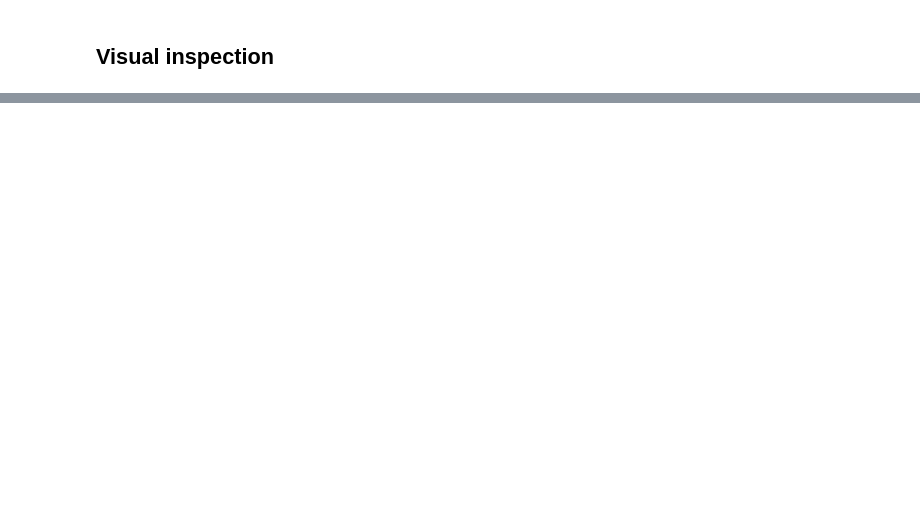
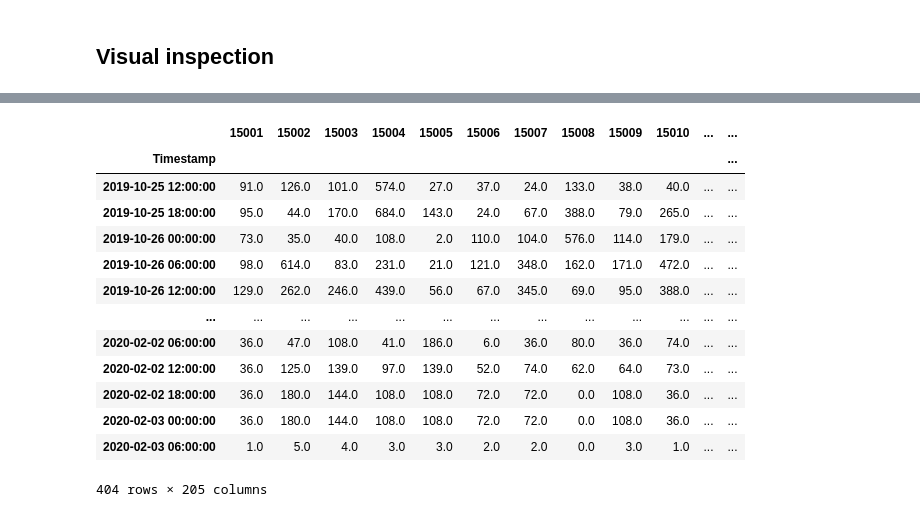
Before and after one commit to mariuszrokita/wroclawski-rower-miejski, a Jupyter notebook: bikeavailability/notebooks/02-exploratory-data-analysis.ipynb, the cells around one changed output, grey strips where cells are left out. Cells and saved outputs as stored; diff of their text form; code cells hidden in the pictures; blank space fills up the shorter version.

```diff
--- a/bikeavailability/notebooks/02-exploratory-data-analysis.ipynb
+++ b/bikeavailability/notebooks/02-exploratory-data-analysis.ipynb
@@ -101,0 +222,17 @@ ax.set_ylabel('Count');
+# %%
+df.resample('6H').sum()
+# %% [output]
+|  | 15001 | 15002 | 15003 | 15004 | 15005 | 15006 | 15007 | 15008 | 15009 | 15010 | ... | ... |
+| Timestamp |  |  |  |  |  |  |  |  |  |  |  | ... |
+| 2019-10-25 12:00:00 | 91.0 | 126.0 | 101.0 | 574.0 | 27.0 | 37.0 | 24.0 | 133.0 | 38.0 | 40.0 | ... | ... |
+| 2019-10-25 18:00:00 | 95.0 | 44.0 | 170.0 | 684.0 | 143.0 | 24.0 | 67.0 | 388.0 | 79.0 | 265.0 | ... | ... |
+| 2019-10-26 00:00:00 | 73.0 | 35.0 | 40.0 | 108.0 | 2.0 | 110.0 | 104.0 | 576.0 | 114.0 | 179.0 | ... | ... |
+| 2019-10-26 06:00:00 | 98.0 | 614.0 | 83.0 | 231.0 | 21.0 | 121.0 | 348.0 | 162.0 | 171.0 | 472.0 | ... | ... |
+| 2019-10-26 12:00:00 | 129.0 | 262.0 | 246.0 | 439.0 | 56.0 | 67.0 | 345.0 | 69.0 | 95.0 | 388.0 | ... | ... |
+| ... | ... | ... | ... | ... | ... | ... | ... | ... | ... | ... | ... | ... |
+| 2020-02-02 06:00:00 | 36.0 | 47.0 | 108.0 | 41.0 | 186.0 | 6.0 | 36.0 | 80.0 | 36.0 | 74.0 | ... | ... |
+| 2020-02-02 12:00:00 | 36.0 | 125.0 | 139.0 | 97.0 | 139.0 | 52.0 | 74.0 | 62.0 | 64.0 | 73.0 | ... | ... |
+| 2020-02-02 18:00:00 | 36.0 | 180.0 | 144.0 | 108.0 | 108.0 | 72.0 | 72.0 | 0.0 | 108.0 | 36.0 | ... | ... |
+| 2020-02-03 00:00:00 | 36.0 | 180.0 | 144.0 | 108.0 | 108.0 | 72.0 | 72.0 | 0.0 | 108.0 | 36.0 | ... | ... |
+| 2020-02-03 06:00:00 | 1.0 | 5.0 | 4.0 | 3.0 | 3.0 | 2.0 | 2.0 | 0.0 | 3.0 | 1.0 | ... | ... |
+404 rows × 205 columns
```
Also changed, not shown: parts of 23 cells of this notebook.
